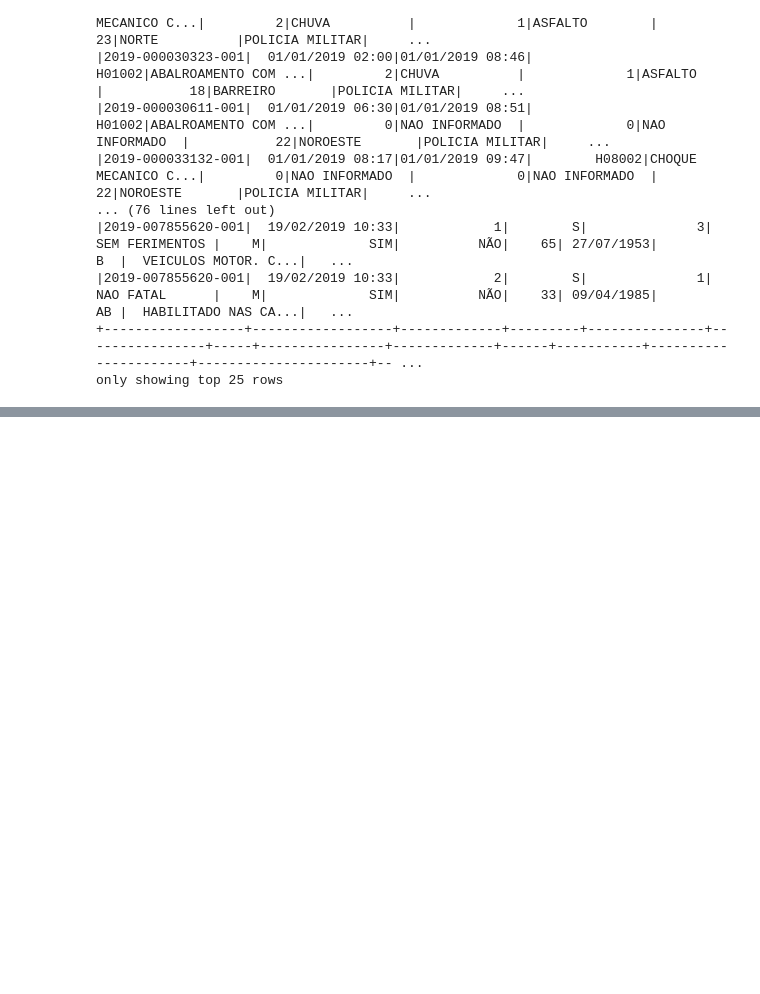
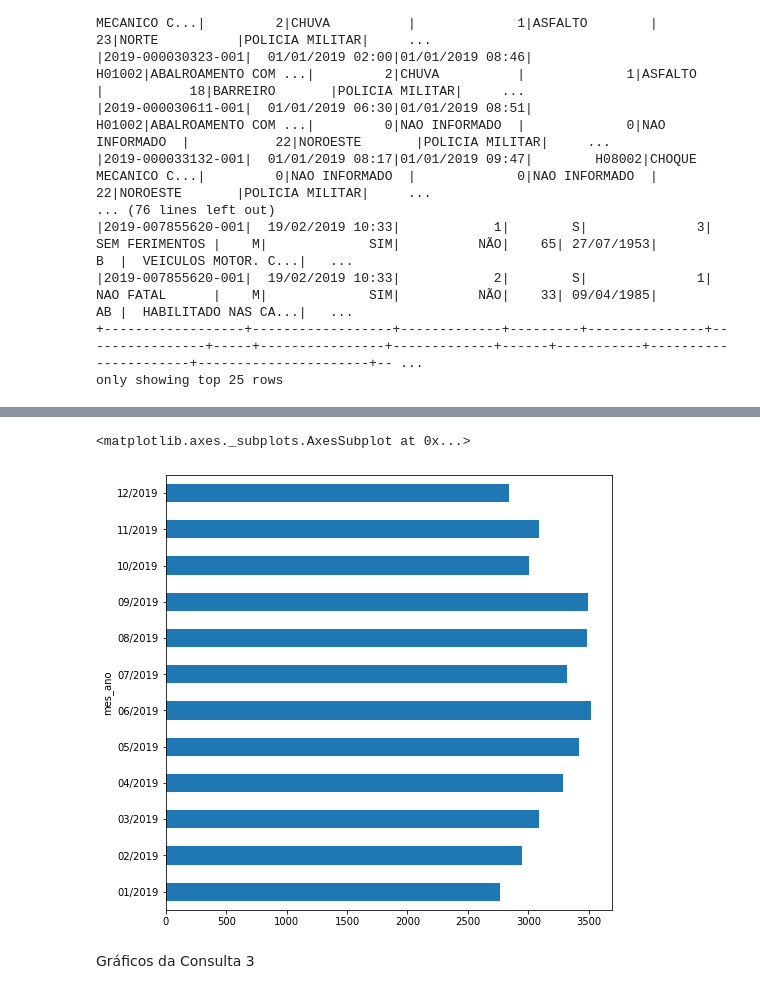
Before and after one commit to EduBernardo/mba-projects, a Jupyter notebook: ES_23_Avaliação_Final_Analisando_dados_de_acidentes.ipynb, the cells around one changed output, grey strips where cells are left out. Cells and saved outputs as stored; diff of their text form; code cells hidden in the pictures; blank space fills up the shorter version.

```diff
--- a/ES_23_Avaliação_Final_Analisando_dados_de_acidentes.ipynb
+++ b/ES_23_Avaliação_Final_Analisando_dados_de_acidentes.ipynb
@@ -220,0 +347,8 @@ df_acidentes_veiculo_pavimento.show(20,truncate=False)
+# %%
+# Gráfico Barras
+pandas_df_acidentes_mes_ano.groupby(['mes_ano']).total_acidentes.sum().plot.barh(figsize=(8,8))
+# %% [output]
+<matplotlib.axes._subplots.AxesSubplot at 0x...>
+[figure, added]
+# %% [markdown]
+Gráficos da Consulta 3
```
Also changed, not shown: parts of 25 cells of this notebook.
